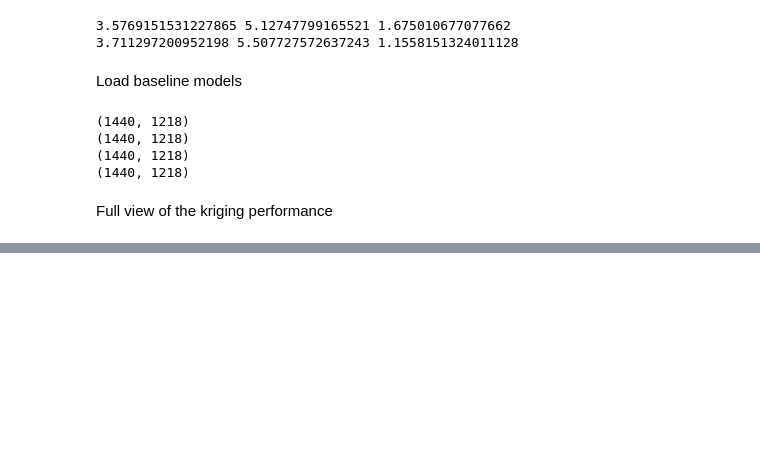
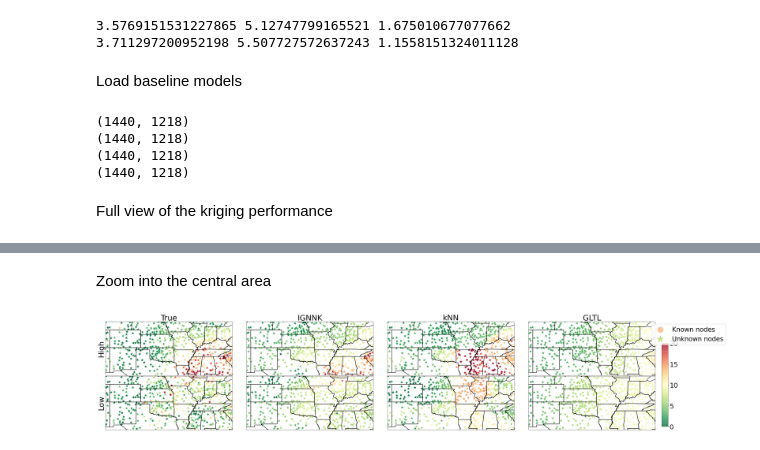
Before and after one commit to Kaimaoge/IGNNK, a Jupyter notebook: IGNNK_U_Central_missing.ipynb, the cells around one changed output, grey strips where cells are left out. Saved outputs shown, nothing was run; the diff lists cells and outputs as text; code cells hidden in the pictures; blank space fills up the shorter version.

```diff
--- a/IGNNK_U_Central_missing.ipynb
+++ b/IGNNK_U_Central_missing.ipynb
@@ -188,0 +189,68 @@ plt.show()
+# %% [markdown]
+Zoom into the central area
+# %%
+# udata Southwest missing
+fig,axes = plt.subplots(2,4,figsize = (42,7))
+lng_div = 0.02
+lat_div = 0.01
+crowd = [180,200] #crowd 189 and uncrowd
+ylbs = ['High','Low']
+#t_crowd = crowd - split_line1
+s_known = 80
+s_unknow = 120
+x_max = 30
+for row in range(2):
+    for col in range(4):
+        ax = axes[row,col]
+        map_us.boundary.plot(ax=ax,color='black')
+        ax.set_xlim((np.min(meta_locations['longitude'].iloc[list(unknow_set_central)])-lng_div,np.max(meta_locations['longitude'].iloc[list(unknow_set_central)])+lng_div))
+        ax.set_ylim((np.min(meta_locations['latitude'].iloc[list(unknow_set_central)])-lat_div,np.max(meta_locations['latitude'].iloc[list(unknow_set_central)])+lat_div))
+        ax.set_xticks([])
+        ax.set_yticks([])
+        if col == 0:
+            cax=ax.scatter(meta_locations['longitude'][list(know_set)],meta_locations['latitude'][list(know_set)],s=s_known,cmap=plt.cm.RdYlGn_r, c = udata_true[crowd[row],list(know_set)],
+              norm=mlt.colors.Normalize(vmin=X.min(), vmax = 20 ),alpha=0.6,label='Known nodes')
+            cax2=ax.scatter(meta_locations['longitude'][list(unknow_set_central)],meta_locations['latitude'][list(unknow_set_central)],s=s_unknow,cmap=plt.cm.RdYlGn_r,c=udata_true[crowd[row],list(unknow_set_central)],
+              norm=mlt.colors.Normalize(vmin=X.min(), vmax = 20),alpha=1,marker='*',label = 'Unknown nodes')
+            ax.set_ylabel(ylbs[row],fontsize=34)
+            if row == 0:
+                ax.set_title('True',fontsize = 36)
+        elif col == 1:
+            ax.scatter(meta_locations['longitude'][list(know_set)],meta_locations['latitude'][list(know_set)],s=s_known,cmap=plt.cm.RdYlGn_r, c = udata_true[crowd[row],list(know_set)],
+              norm=mlt.colors.Normalize(vmin=X.min(), vmax = 20),alpha=0.6)
+            ax.scatter(meta_locations['longitude'][list(unknow_set_central)],meta_locations['latitude'][list(unknow_set_central)],s=s_unknow,cmap=plt.cm.RdYlGn_r,c=udata_ignnc[crowd[row],list(unknow_set_central)],
+              norm=mlt.colors.Normalize(vmin=X.min(), vmax = 20),alpha=1,marker='*')
+            if row == 0:
+                ax.set_title('IGNNK',fontsize = 36)
+        elif col == 2:
+            ax.scatter(meta_locations['longitude'][list(know_set)],meta_locations['latitude'][list(know_set)],s=s_known,cmap=plt.cm.RdYlGn_r, c = udata_true[crowd[row],list(know_set)],
+              norm=mlt.colors.Normalize(vmin=X.min(), vmax = 20),alpha=0.6)
+            ax.scatter(meta_locations['longitude'][list(unknow_set_central)],meta_locations['latitude'][list(unknow_set_central)],s=s_unknow,cmap=plt.cm.RdYlGn_r,c=udata_knn[crowd[row],list(unknow_set_central)],
+              norm=mlt.colors.Normalize(vmin=X.min(), vmax = 20),alpha=1,marker='*')
+            if row == 0:
+                ax.set_title('kNN',fontsize = 36)
+        else:
+            ax.scatter(meta_locations['longitude'][list(know_set)],meta_locations['latitude'][list(know_set)],s=s_known,cmap=plt.cm.RdYlGn_r, c = udata_true[crowd[row],list(know_set)],
+              norm=mlt.colors.Normalize(vmin=X.min(), vmax = 20),alpha=0.6)
+            ax.scatter(meta_locations['longitude'][list(unknow_set_central)],meta_locations['latitude'][list(unknow_set_central)],s=s_unknow,cmap=plt.cm.RdYlGn_r,c=udata_gltl[crowd[row],list(unknow_set_central)],
+              norm=mlt.colors.Normalize(vmin=X.min(), vmax = 20),alpha=1,marker='*')
+            if row == 0:
+                ax.set_title('GLTL',fontsize = 36)
+
+fig.tight_layout()
+fig.subplots_adjust(right = 0.87,hspace=0.01,wspace =0.01,bottom=0,top=1)
+l = 0.87
+b = 0.03
+w = 0.01
+h = 0.77
+rect = [l,b,w,h]
+cbar_ax = fig.add_axes(rect)
+
+cbar = fig.colorbar(cax, cax=cbar_ax)
+cbar.ax.tick_params(labelsize=30)
+
+plt.figlegend(handles=(cax,cax2),labels=('Known nodes','Unknown nodes'),bbox_to_anchor=(0.97, 1), loc=1, borderaxespad=0.,markerscale =3 ,fontsize = 30)
+plt.savefig('fig/spatial_ushcn_central_carea_noon{:}_evening{:}.pdf'.format(crowd[0],crowd[1]))
+plt.show()
+# %% [output]
+[figure, added]
```
Also changed, not shown: parts of 1 cell of this notebook, 1 other file.
